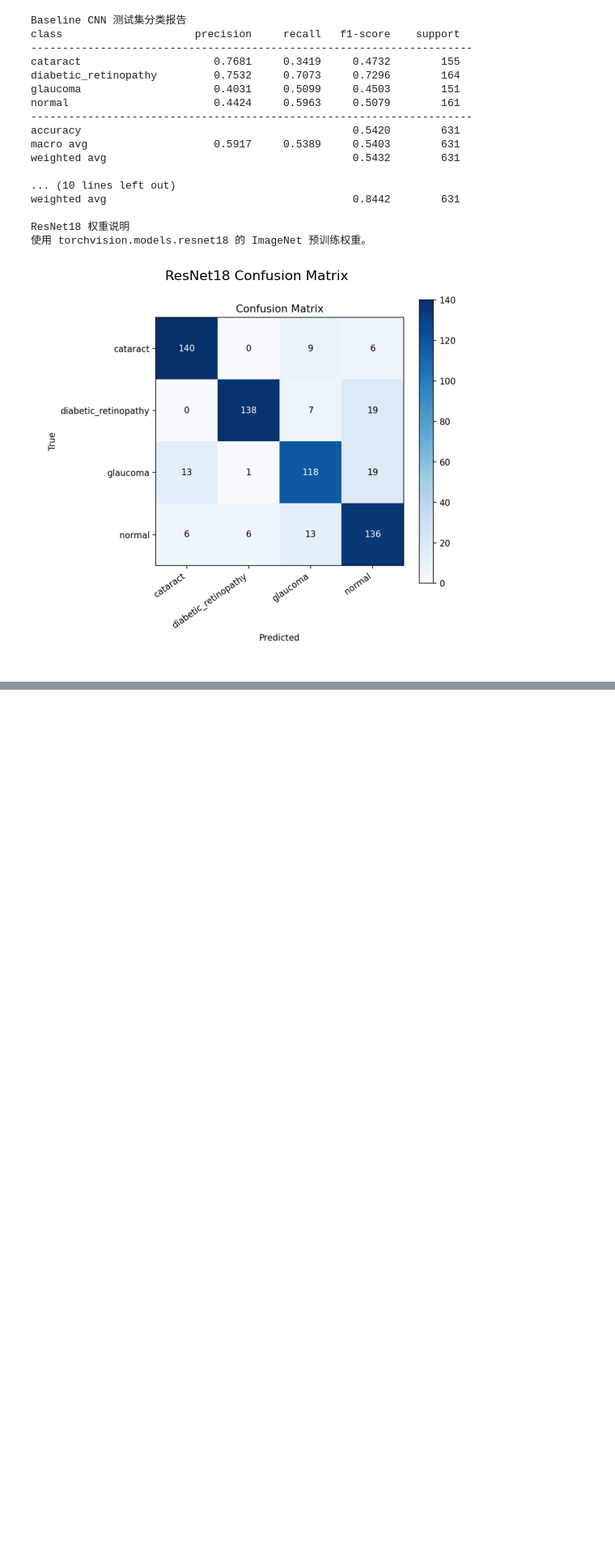
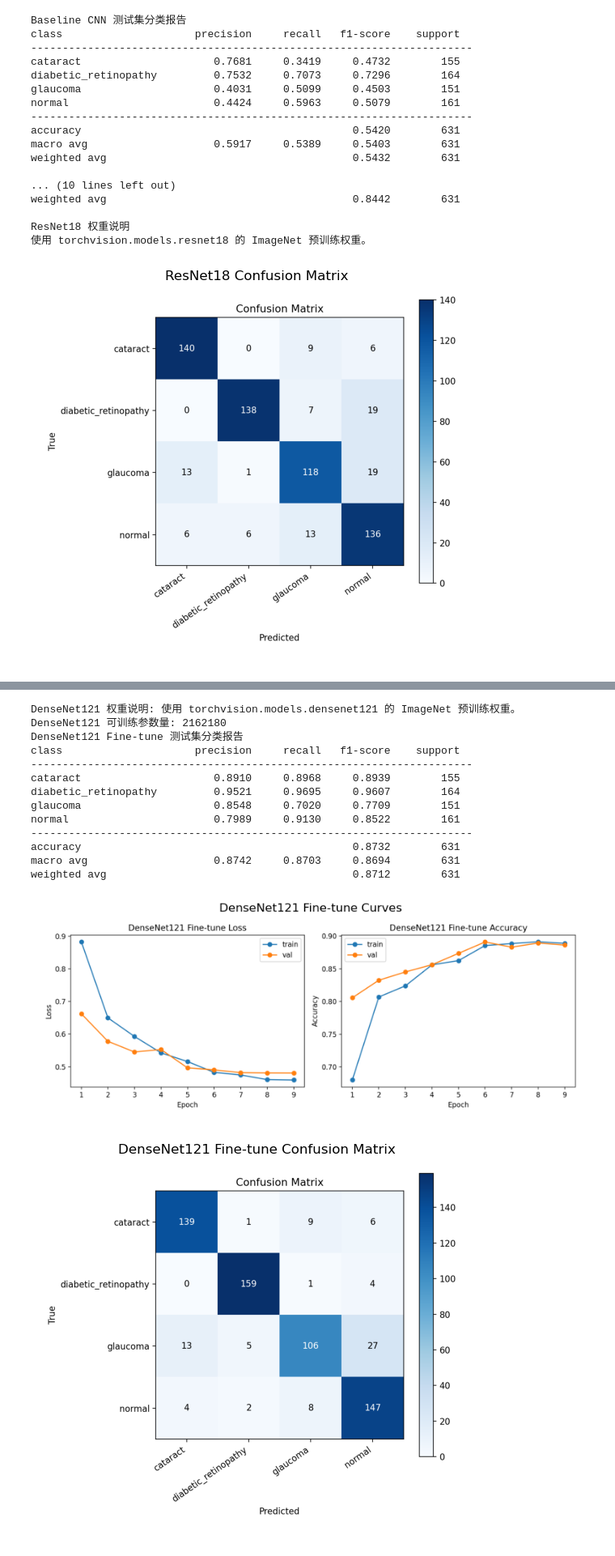
Before and after one commit to Ygrowly/Deep-Learning, a Jupyter notebook: DL课程设计.ipynb, the cells around one changed output, grey strips where cells are left out. Shown at 81% size. Drawn from its saved outputs; the diff is of its cells as text; code cells hidden in the pictures; blank space fills up the shorter version.

```diff
--- a/DL课程设计.ipynb
+++ b/DL课程设计.ipynb
@@ -342,0 +545,63 @@ ResNet18 权重说明
+# %%
+densenet_outputs = [
+    "densenet121_finetune_curves.png",
+    "densenet121_finetune_confusion_matrix.png",
+    "densenet121_finetune_classification_report.txt",
+    "best_densenet121_finetune.pth",
+]
+missing_densenet_outputs = [name for name in densenet_outputs if not (OUTPUT_DIR / name).exists()]
+
+densenet_model, densenet_param_groups, densenet_note = build_densenet121_finetune(num_classes)
+print("DenseNet121 权重说明:", densenet_note)
+print("DenseNet121 可训练参数量:", sum(p.numel() for p in densenet_model.parameters() if p.requires_grad))
+
+if FORCE_EXTENDED or missing_densenet_outputs:
+    densenet_model, densenet_history = fit_param_group_finetune(
+        densenet_model,
+        finetune_train_loader,
+        finetune_val_loader,
+        densenet_param_groups,
+        num_epochs=10,
+        weight_decay=1e-4,
+        patience=3,
+        save_path=OUTPUT_DIR / "best_densenet121_finetune.pth",
+    )
+    plot_training_history(
+        densenet_history,
+        "DenseNet121 Fine-tune",
+        save_path=FIGURE_DIR / "densenet121_finetune_curves.png",
+    )
+
+    densenet_metrics = evaluate_model(densenet_model, finetune_test_loader, class_names)
+    densenet_report_text, _ = save_named_experiment_report(
+        densenet_metrics,
+        "DenseNet121 Fine-tune 测试集分类报告",
+        "densenet121_finetune_classification_report.txt",
+        "densenet121_finetune",
+    )
+    print(densenet_report_text)
+    plot_confusion_matrix(
+        densenet_metrics["confusion_matrix"],
+        class_names,
+        save_path=FIGURE_DIR / "densenet121_finetune_confusion_matrix.png",
+    )
+else:
+    print((OUTPUT_DIR / "densenet121_finetune_classification_report.txt").read_text(encoding="utf-8"))
+    show_saved_image("densenet121_finetune_curves.png", title="DenseNet121 Fine-tune Curves")
+    show_saved_image("densenet121_finetune_confusion_matrix.png", title="DenseNet121 Fine-tune Confusion Matrix")
+# %% [output]
+DenseNet121 权重说明: 使用 torchvision.models.densenet121 的 ImageNet 预训练权重。
+DenseNet121 可训练参数量: 2162180
+DenseNet121 Fine-tune 测试集分类报告
+class                     precision     recall   f1-score    support
+----------------------------------------------------------------------
+cataract                     0.8910     0.8968     0.8939        155
+diabetic_retinopathy         0.9521     0.9695     0.9607        164
+glaucoma                     0.8548     0.7020     0.7709        151
+normal                       0.7989     0.9130     0.8522        161
+----------------------------------------------------------------------
+accuracy                                           0.8732        631
+macro avg                    0.8742     0.8703     0.8694        631
+weighted avg                                       0.8712        631
+[figure, added]
+[figure, added]
```
Also changed, not shown: parts of 49 cells of this notebook, 12 other files.
